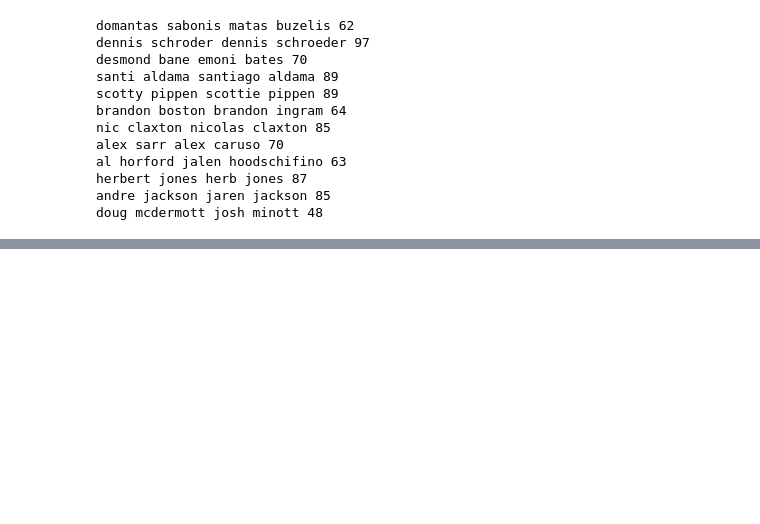
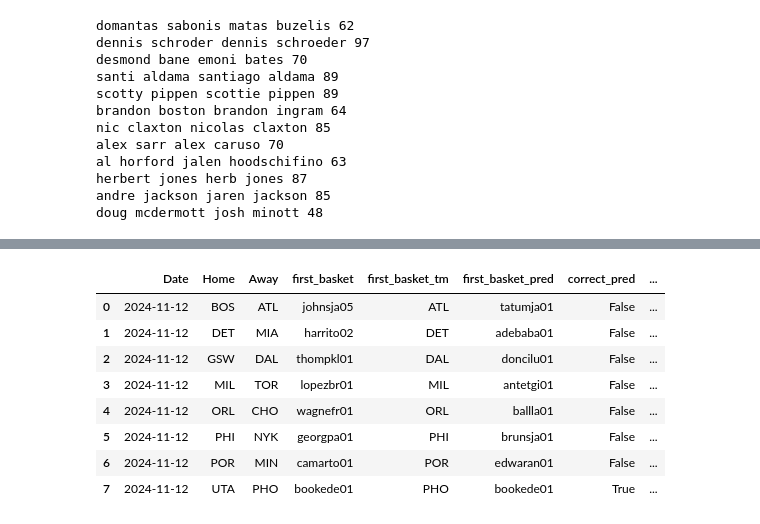
Before and after one commit to martinbog19/LeFirstBasket, a Jupyter notebook: daily.ipynb, the cells around one changed output, grey strips where cells are left out. Cells and saved outputs as stored; diff of their text form; code cells hidden in the pictures; blank space fills up the shorter version.

```diff
--- a/daily.ipynb
+++ b/daily.ipynb
@@ -219,6 +219,15 @@ def get_players(year) :
     players = players.drop_duplicates().reset_index(drop = True)
 
     return players
+
+def manual_rating(row, hardcoded_players) :
+
+    if np.isnan(row['rating']) and row['player_id'] in hardcoded_players:
+        with open('utils/manual_2k.json', 'r') as f:
+            manual_dict = json.load(f)
+        return manual_dict[row['player_id']]
+    else :
+        return row['rating']
 # %%
 season = 2025
 
@@ -326,0 +384,15 @@ players_ratings
+# %%
+first_basket_df.merge(
+    player_metadata[['player_id', 'name']]
+    .rename(columns = {'player_id': 'first_basket'})
+)
+# %% [output]
+|  | Date | Home | Away | first_basket | first_basket_tm | first_basket_pred | correct_pred | ... |
+| 0 | 2024-11-12 | BOS | ATL | johnsja05 | ATL | tatumja01 | False | ... |
+| 1 | 2024-11-12 | DET | MIA | harrito02 | DET | adebaba01 | False | ... |
+| 2 | 2024-11-12 | GSW | DAL | thompkl01 | DAL | doncilu01 | False | ... |
+| 3 | 2024-11-12 | MIL | TOR | lopezbr01 | MIL | antetgi01 | False | ... |
+| 4 | 2024-11-12 | ORL | CHO | wagnefr01 | ORL | ballla01 | False | ... |
+| 5 | 2024-11-12 | PHI | NYK | georgpa01 | PHI | brunsja01 | False | ... |
+| 6 | 2024-11-12 | POR | MIN | camarto01 | POR | edwaran01 | False | ... |
+| 7 | 2024-11-12 | UTA | PHO | bookede01 | PHO | bookede01 | True | ... |
```
Also changed, not shown: parts of 18 cells of this notebook, 7 other files.
